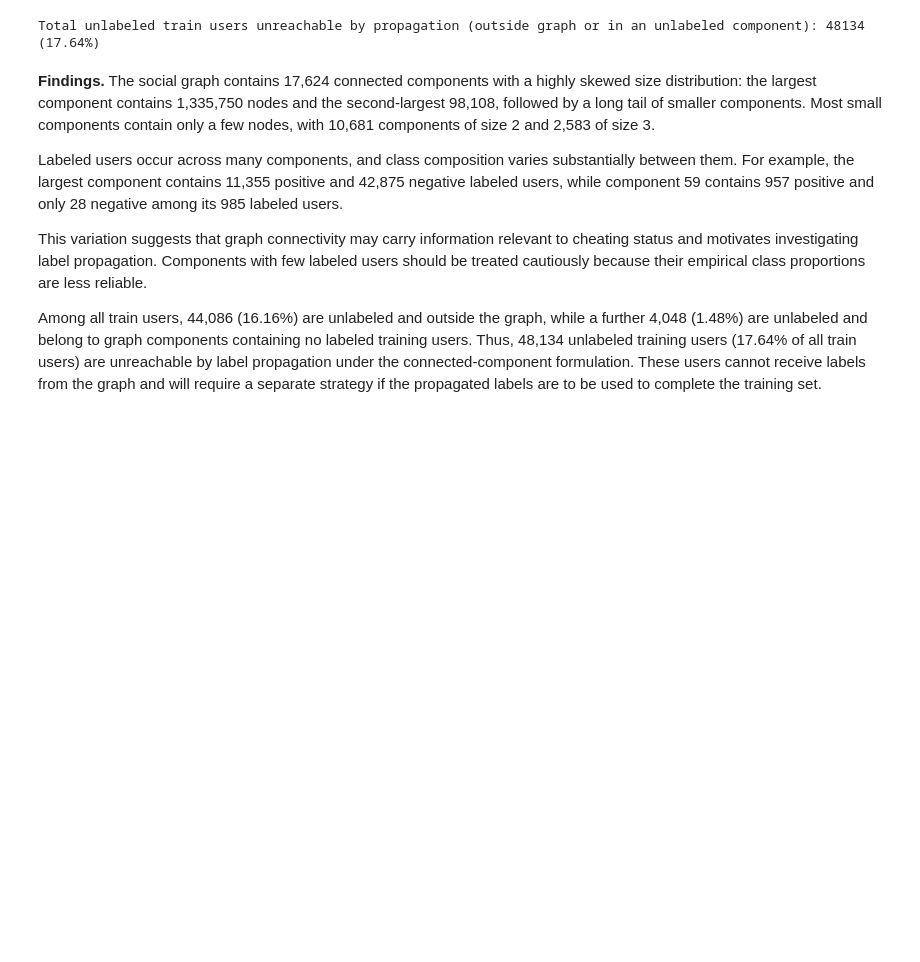
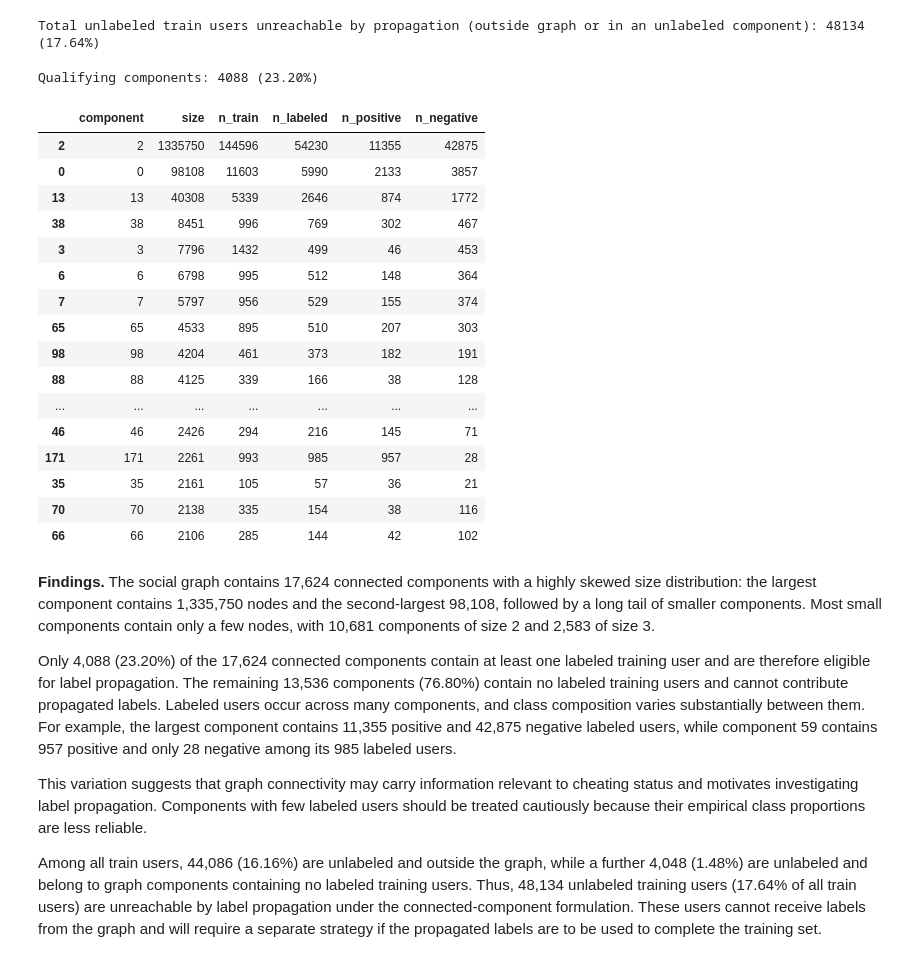
Before and after one commit to avikpln/kaggle-mercor-cheating-detection, a Jupyter notebook: notebooks/eda.ipynb, the cells around one changed output. Drawn from its saved outputs; the diff is of its cells as text; code cells hidden in the pictures; blank space fills up the shorter version.

```diff
--- a/notebooks/eda.ipynb
+++ b/notebooks/eda.ipynb
@@ -1774,10 +1774,37 @@ print(
 )
 # %% [output]
 Total unlabeled train users unreachable by propagation (outside graph or in an unlabeled component): 48134 (17.64%)
+# %%
+qualifying_components_df = component_df[component_df["n_labeled"] > 0]
+pct_qualifying = len(qualifying_components_df) / len(component_df)
+print(
+    f"Qualifying components: {len(qualifying_components_df)} "
+    f"({pct_qualifying:.2%})"
+)
+qualifying_components_df.sort_values("size", ascending=False).head(20)
+# %% [output]
+Qualifying components: 4088 (23.20%)
+|  | component | size | n_train | n_labeled | n_positive | n_negative |
+| 2 | 2 | 1335750 | 144596 | 54230 | 11355 | 42875 |
+| 0 | 0 | 98108 | 11603 | 5990 | 2133 | 3857 |
+| 13 | 13 | 40308 | 5339 | 2646 | 874 | 1772 |
+| 38 | 38 | 8451 | 996 | 769 | 302 | 467 |
+| 3 | 3 | 7796 | 1432 | 499 | 46 | 453 |
+| 6 | 6 | 6798 | 995 | 512 | 148 | 364 |
+| 7 | 7 | 5797 | 956 | 529 | 155 | 374 |
+| 65 | 65 | 4533 | 895 | 510 | 207 | 303 |
+| 98 | 98 | 4204 | 461 | 373 | 182 | 191 |
+| 88 | 88 | 4125 | 339 | 166 | 38 | 128 |
+| ... | ... | ... | ... | ... | ... | ... |
+| 46 | 46 | 2426 | 294 | 216 | 145 | 71 |
+| 171 | 171 | 2261 | 993 | 985 | 957 | 28 |
+| 35 | 35 | 2161 | 105 | 57 | 36 | 21 |
+| 70 | 70 | 2138 | 335 | 154 | 38 | 116 |
+| 66 | 66 | 2106 | 285 | 144 | 42 | 102 |
 # %% [markdown]
 **Findings.** The social graph contains 17,624 connected components with a highly skewed size distribution: the largest component contains 1,335,750 nodes and the second-largest 98,108, followed by a long tail of smaller components. Most small components contain only a few nodes, with 10,681 components of size 2 and 2,583 of size 3.
 
-Labeled users occur across many components, and class composition varies substantially between them. For example, the largest component contains 11,355 positive and 42,875 negative labeled users, while component 59 contains 957 positive and only 28 negative among its 985 labeled users.
+Only 4,088 (23.20%) of the 17,624 connected components contain at least one labeled training user and are therefore eligible for label propagation. The remaining 13,536 components (76.80%) contain no labeled training users and cannot contribute propagated labels. Labeled users occur across many components, and class composition varies substantially between them. For example, the largest component contains 11,355 positive and 42,875 negative labeled users, while component 59 contains 957 positive and only 28 negative among its 985 labeled users.
 
 This variation suggests that graph connectivity may carry information relevant to cheating status and motivates investigating label propagation. Components with few labeled users should be treated cautiously because their empirical class proportions are less reliable.
 
```
Also changed, not shown: parts of 1 cell of this notebook, 5 other files.
